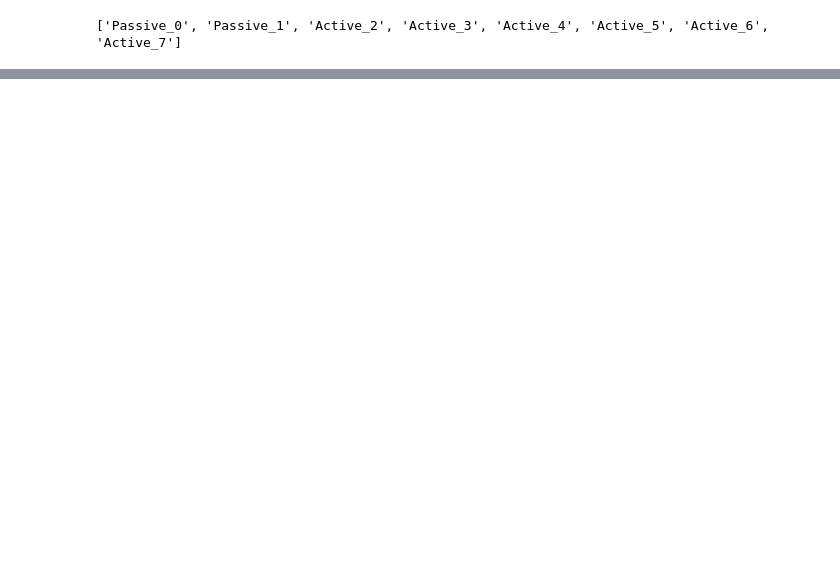
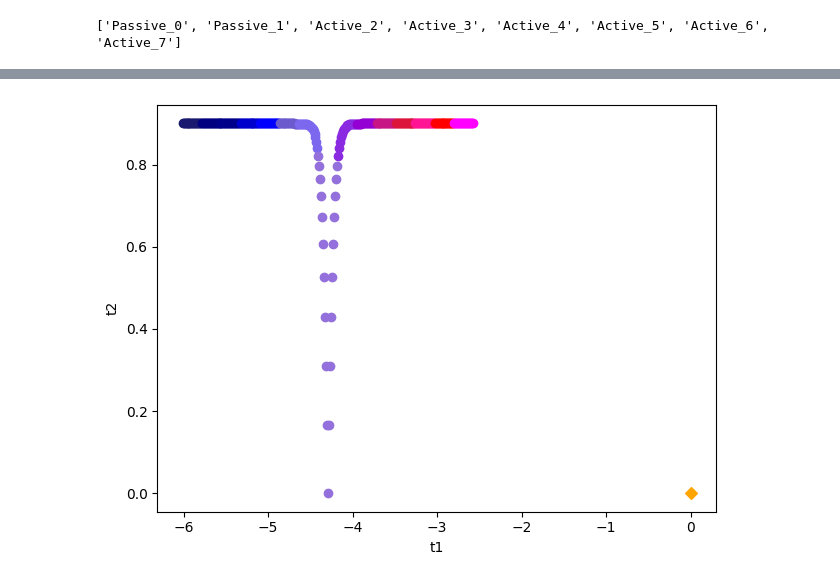
Before and after one commit to Dene-O/MSc_Project, a Jupyter notebook: MSc_project/Project_4/UR_nD_N_Features.ipynb, the cells around one changed output, grey strips where cells are left out. Cells and saved outputs as stored; diff of their text form; code cells hidden in the pictures; blank space fills up the shorter version.

```diff
--- a/MSc_project/Project_4/UR_nD_N_Features.ipynb
+++ b/MSc_project/Project_4/UR_nD_N_Features.ipynb
@@ -11,7 +11,8 @@ from project_utils.surroagte_gp     import Surrogate_GP
 Num_Points    = 5
 Title         = 'Synthetic Regression'
 FUR_Weight    = 0.1
-N_consistancy = 5
+N_consistancy = 25
+consist_bound = 0.3
 # %%
 if isinstance(FUR_Weight, float):
     FUR_Weight = [FUR_Weight, 1.0 - FUR_Weight]
@@ -88,7 +89,7 @@ Std 0:  [2.66067262 4.89243852 4.20674962 4.82203991 3.15896192 2.43211781
 Reg_Stats   = Feature_Statistics(feature_names = Reg_Data.get_features(),
                                  mode          = Reg_Data.get_mode(),
                                  X_train_std   = Reg_Data.get_X_train_std(),
-                                 N_consistancy = 5)
+                                 N_consistancy = N_consistancy)
 
 Reg_Stats_2 = Feature_Statistics(feature_names = Reg_Data.get_features(),
                                  mode          = Reg_Data.get_mode(),
@@ -135,7 +136,7 @@ for test_instance in range(Num_Points):
 
     scores = URM_Exp.permutation_importance()
 
-    consistancy = URM_Exp.Y_Consistancy(N_points = N_consistancy)
+    consistancy = URM_Exp.Y_Consistancy(N_points = N_consistancy, std_bound = consist_bound)
 
     Reg_Stats.Add_Sample(sample_scores = scores,
                          outcome       = y_test[test_instance],
@@ -261,5 +422,7 @@ acq_data.plot_all()
 # %%
-#acq_data.plot_t1_t2(0)
+acq_data.plot_t1_t2(0)
+# %% [output]
+[figure, added]
 # %%
 #acq_data.plot_t1_t2(1)
 # %%
```
Also changed, not shown: parts of 36 cells of this notebook, 34 other files.
